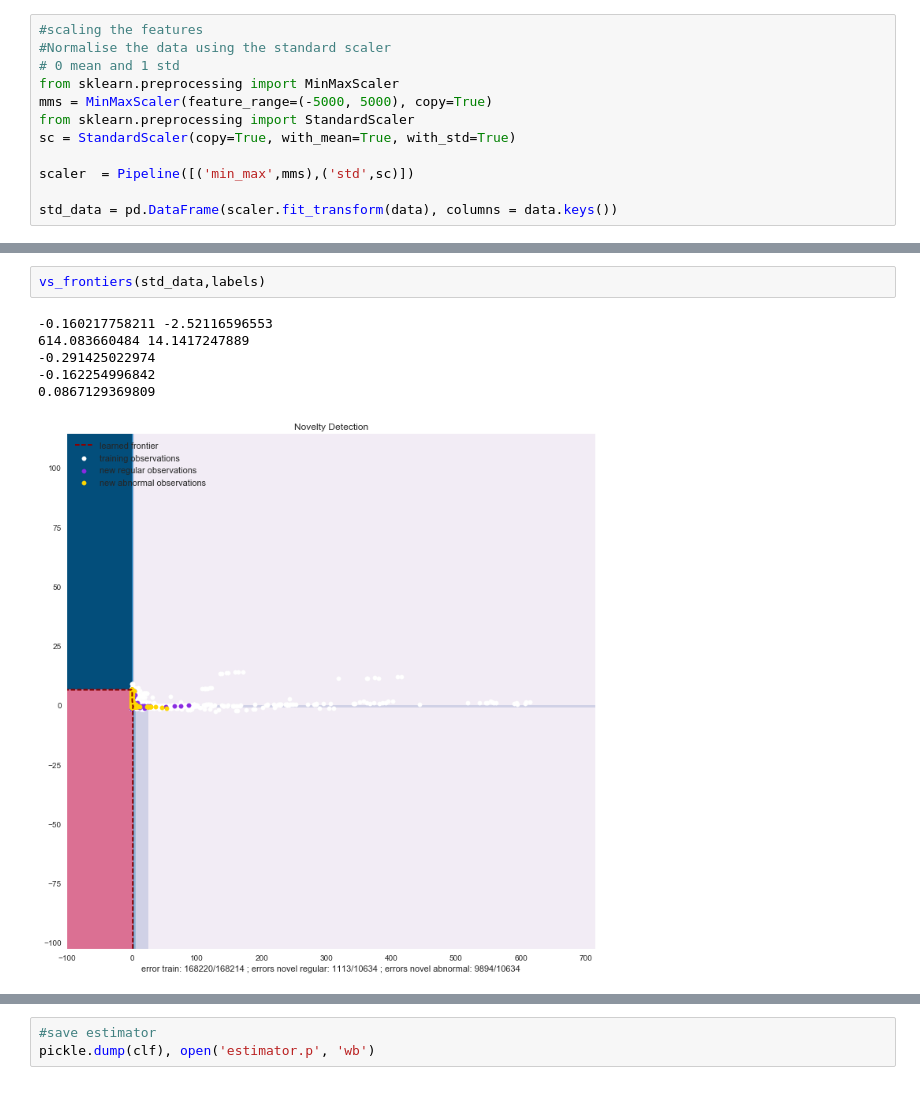
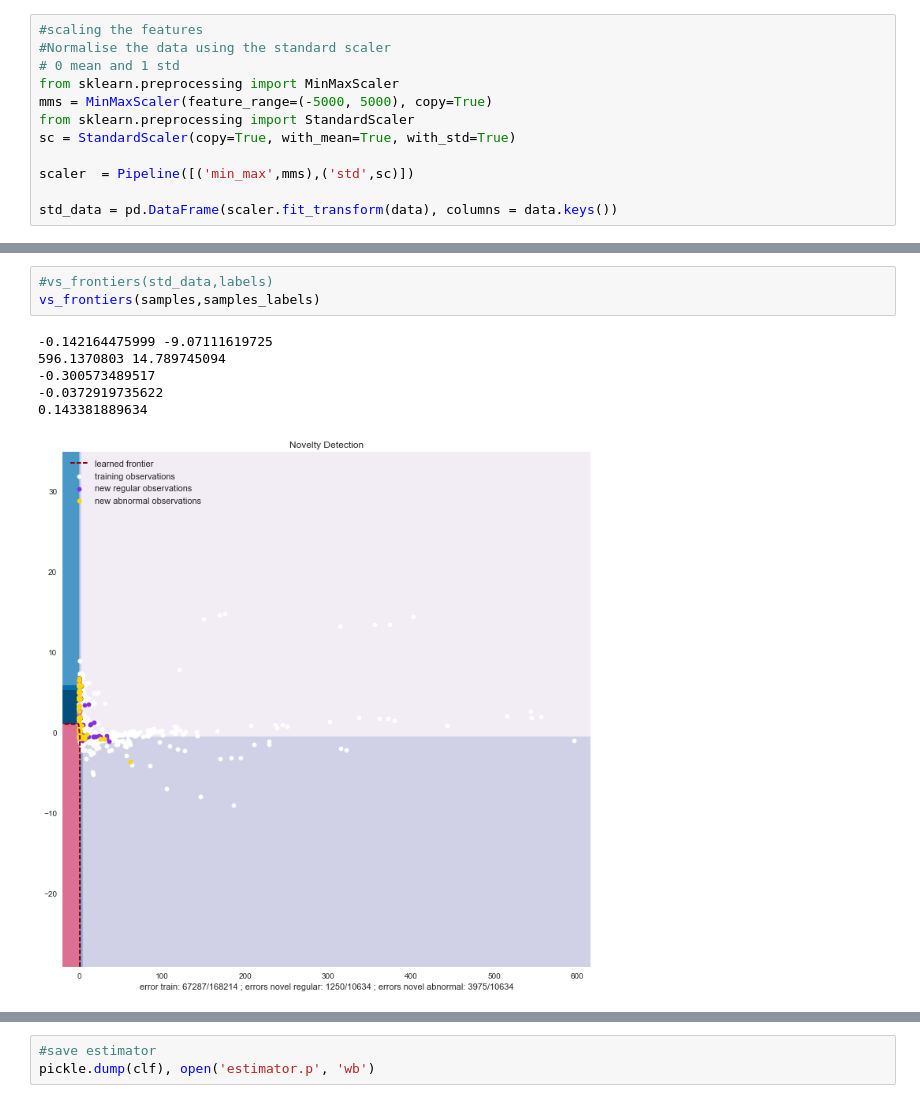
Before and after one commit to Drea1989/backorder-detection, a Jupyter notebook: Backorders.ipynb, the cells around one changed output, grey strips where cells are left out. Cells and saved outputs as stored; diff of their text form.

```diff
--- a/Backorders.ipynb
+++ b/Backorders.ipynb
@@ -220,9 +231,10 @@ vs_frontiers(feat_data,labels)
-# %%
-vs_frontiers(std_data,labels)
-# %% [output]
--0.160217758211 -2.52116596553
-614.083660484 14.1417247889
--0.291425022974
--0.162254996842
-0.0867129369809
-[figure, removed]
+# %%
+#vs_frontiers(std_data,labels)
+vs_frontiers(samples,samples_labels)
+# %% [output]
+-0.142164475999 -9.07111619725
+596.1370803 14.789745094
+-0.300573489517
+-0.0372919735622
+0.143381889634
+[figure, added]
```
Also changed, not shown: parts of 22 cells of this notebook.
